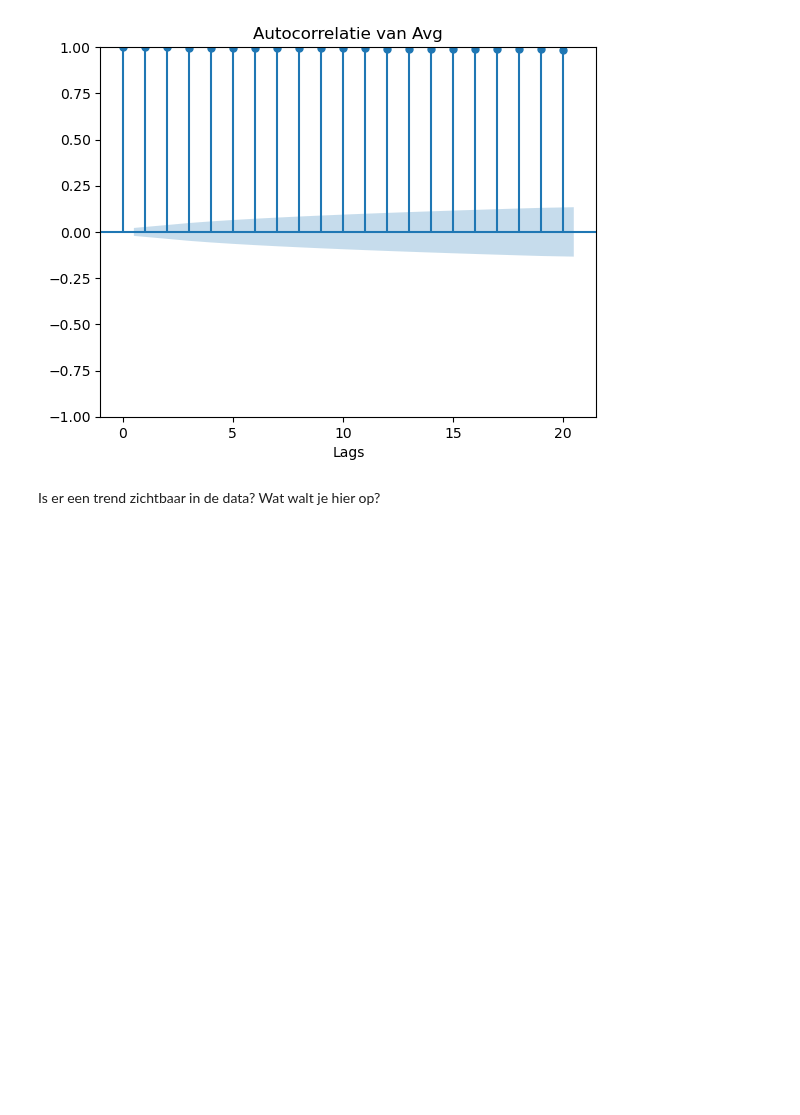
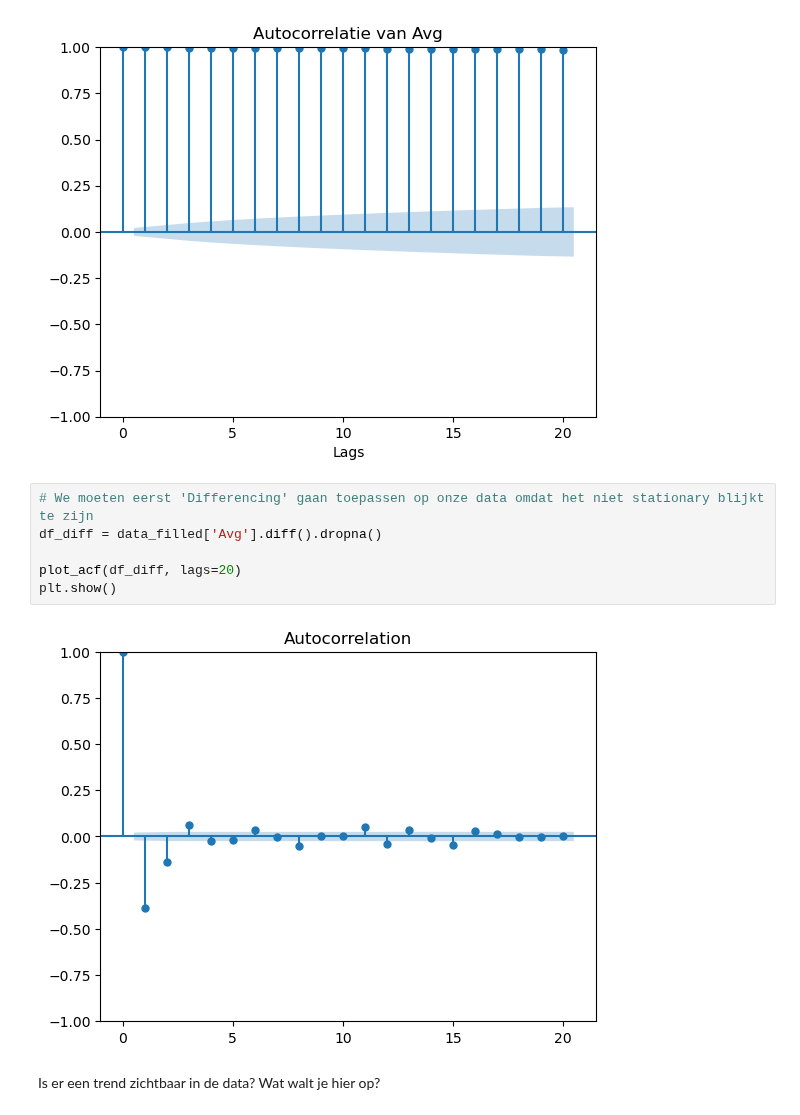
Before and after one commit to yanj27/Smart_Industry, a Jupyter notebook: Data Mining/Opdracht 4/Data Mining - Opdracht 4 (Tijdreeksen).ipynb, the cells around one changed output. Cells and saved outputs as stored; diff of their text form; blank space fills up the shorter version.

```diff
--- a/Data Mining/Opdracht 4/Data Mining - Opdracht 4 (Tijdreeksen).ipynb
+++ b/Data Mining/Opdracht 4/Data Mining - Opdracht 4 (Tijdreeksen).ipynb
@@ -223,6 +201,14 @@ plt.show()
 [figure]
 [figure]
 [figure]
+# %%
+# We moeten eerst 'Differencing' gaan toepassen op onze data omdat het niet stationary blijkt te zijn
+df_diff = data_filled['Avg'].diff().dropna()
+
+plot_acf(df_diff, lags=20)
+plt.show()
+# %% [output]
+[figure, added]
 # %% [markdown]
 Is er een trend zichtbaar in de data? Wat walt je hier op?
 # %% [markdown]
```
Also changed, not shown: parts of 10 cells of this notebook.
